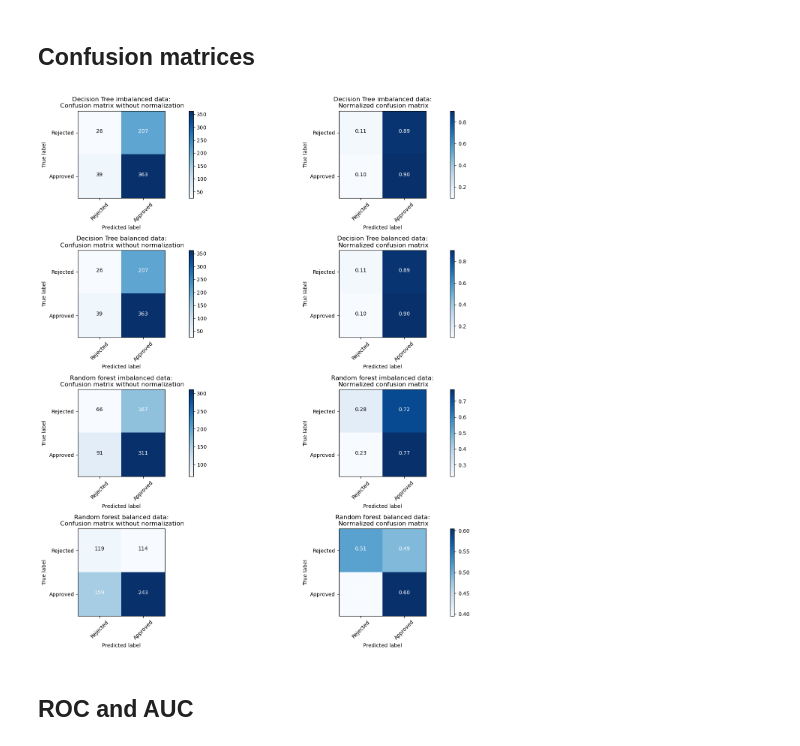
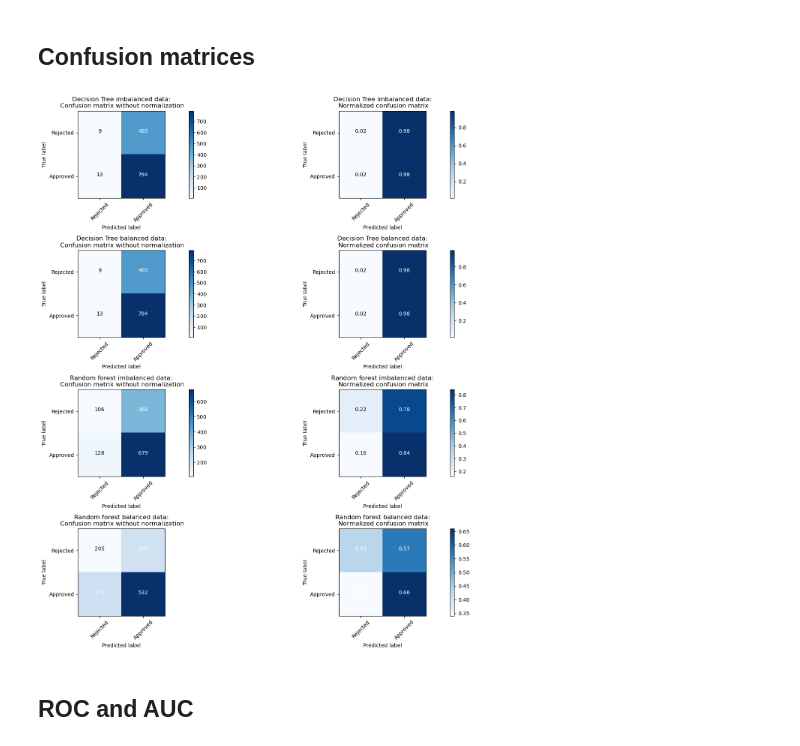
Before and after one commit to Rampenator/dsb, a Jupyter notebook: Juuso.ipynb, the cells around one changed output. Drawn from its saved outputs; the diff is of its cells as text; code cells hidden in the pictures.

```diff
--- a/Juuso.ipynb
+++ b/Juuso.ipynb
@@ -225,7 +230,7 @@ for part, a, b in zip(['Validation', 'Test', 'Train','Data', 'Train (SMOTE)'], [
 # %%
 dt = tree.DecisionTreeClassifier(criterion = "gini", random_state = 1234, max_depth=5, min_samples_leaf=5).fit(X_train, y_train)
 # %%
-y_pred = dt.predict(X_val)
-y_prob = dt.predict_proba(X_val)
-print ("VALIDATION Accuracy is: ", (accuracy_score(y_val,y_pred)*100).round(2))
+y_pred = dt.predict(X_test)
+y_prob = dt.predict_proba(X_test)
+print ("TEST Accuracy is: ", (accuracy_score(y_test,y_pred)*100).round(2))
 # %% [output]
@@ -241,7 +246,7 @@ TRAINING Accuracy is:  63.65
 # %%
 bdt = tree.DecisionTreeClassifier(criterion = 'gini', random_state = 1234, max_depth=5, min_samples_leaf=5).fit(X_train_balanced, y_train_balanced)
 # %%
-y_pred_bdt = dt.predict(X_val)
-y_prob_bdt = dt.predict_proba(X_val)
-print ("VALIDATION Accuracy is: ", (accuracy_score(y_val,y_pred_bdt)*100).round(2))
+y_pred_bdt = dt.predict(X_test)
+y_prob_bdt = dt.predict_proba(X_test)
+print ("TEST Accuracy is: ", (accuracy_score(y_test,y_pred_bdt)*100).round(2))
 # %% [output]
@@ -257,7 +262,7 @@ TRAINING Accuracy is:  62.61
 # %%
 rfc = RandomForestClassifier(random_state = 1234).fit(X_train, y_train)
 # %%
-y_pred_rfc = rfc.predict(X_val)
-y_prob_rfc = rfc.predict_proba(X_val)
-print ("VALIDATION Accuracy is: ", (accuracy_score(y_val,y_pred_rfc)*100).round(2))
+y_pred_rfc = rfc.predict(X_test)
+y_prob_rfc = rfc.predict_proba(X_test)
+print ("TEST Accuracy is: ", (accuracy_score(y_test,y_pred_rfc)*100).round(2))
 # %% [output]
@@ -273,7 +278,7 @@ TRAINING Accuracy is:  100.0
 # %%
 brfc = RandomForestClassifier(random_state = 1234).fit(X_train_balanced, y_train_balanced)
 # %%
-y_pred_brfc = brfc.predict(X_val)
-y_prob_brfc = brfc.predict_proba(X_val)
-print ("VALIDATION Accuracy is: ", (accuracy_score(y_val,y_pred_brfc)*100).round(2))
+y_pred_brfc = brfc.predict(X_test)
+y_prob_brfc = brfc.predict_proba(X_test)
+print ("TEST Accuracy is: ", (accuracy_score(y_test,y_pred_brfc)*100).round(2))
 # %% [output]
@@ -315,10 +320,10 @@ def plot_confusion_matrix(cm, classes,
     plt.xlabel('Predicted label')
 # %%
 class_names = ['Rejected', 'Approved']
-dt_matrix_imb = confusion_matrix(y_val, y_pred)
-dt_matrix_bal = confusion_matrix(y_val, y_pred_bdt)
-rfc_matrix_imb = confusion_matrix(y_val, y_pred_rfc)
-rfc_matrix_bal = confusion_matrix(y_val, y_pred_brfc)
+dt_matrix_imb = confusion_matrix(y_test, y_pred)
+dt_matrix_bal = confusion_matrix(y_test, y_pred_bdt)
+rfc_matrix_imb = confusion_matrix(y_test, y_pred_rfc)
+rfc_matrix_bal = confusion_matrix(y_test, y_pred_brfc)
 
 np.set_printoptions(precision=2)
 
@@ -331,34 +336,34 @@ plot_confusion_matrix(dt_matrix_imb, classes=class_names, title='Decision Tree i
 #Plot imbalanced DecisionTree normalized confusion matrix
 plt.subplot(422)
 plot_confusion_matrix(dt_matrix_imb, classes=class_names, normalize=True, title='Decision Tree imbalanced data:\n Normalized confusion matrix')
 
 #Plot balanced DecisionTree confusion matrix
 plt.subplot(423)
 plot_confusion_matrix(dt_matrix_bal, classes=class_names, title='Decision Tree balanced data:\n Confusion matrix without normalization')
 
 #Plot balanced DecisionTree normalized confusion matrix
 plt.subplot(424)
 plot_confusion_matrix(dt_matrix_bal, classes=class_names, normalize=True, title='Decision Tree balanced data:\n Normalized confusion matrix')
 
 #Plot balanced rf confusion matrix
 plt.subplot(425)
 plot_confusion_matrix(rfc_matrix_imb, classes=class_names, title='Random forest imbalanced data:\n Confusion matrix without normalization')
 
 #Plot balanced DecisionTree normalized confusion matrix
 plt.subplot(426)
 plot_confusion_matrix(rfc_matrix_imb, classes=class_names, normalize=True, title='Random forest imbalanced data:\n Normalized confusion matrix')
 
 #Plot balanced rf confusion matrix
 plt.subplot(427)
 plot_confusion_matrix(rfc_matrix_bal, classes=class_names, title='Random forest balanced data:\n Confusion matrix without normalization')
 
 #Plot balanced DecisionTree normalized confusion matrix
 plt.subplot(428)
 plot_confusion_matrix(rfc_matrix_bal, classes=class_names, normalize=True, title='Random forest balanced data:\n Normalized confusion matrix')
 
 plt.show()
 # %% [output]
-[figure, old version]
+[figure, new version]
 # %% [markdown]
 ## ROC and AUC
 # %%
```
Also changed, not shown: parts of 31 cells of this notebook.
